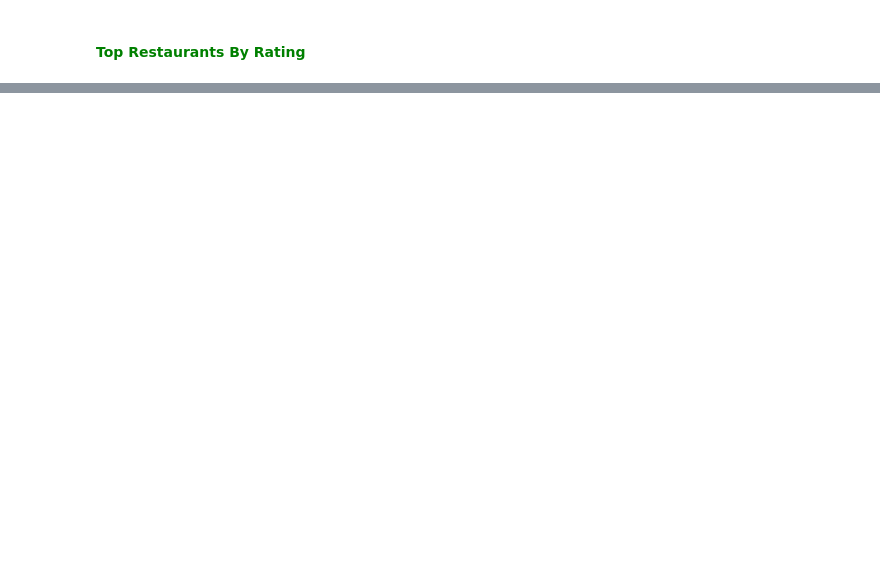
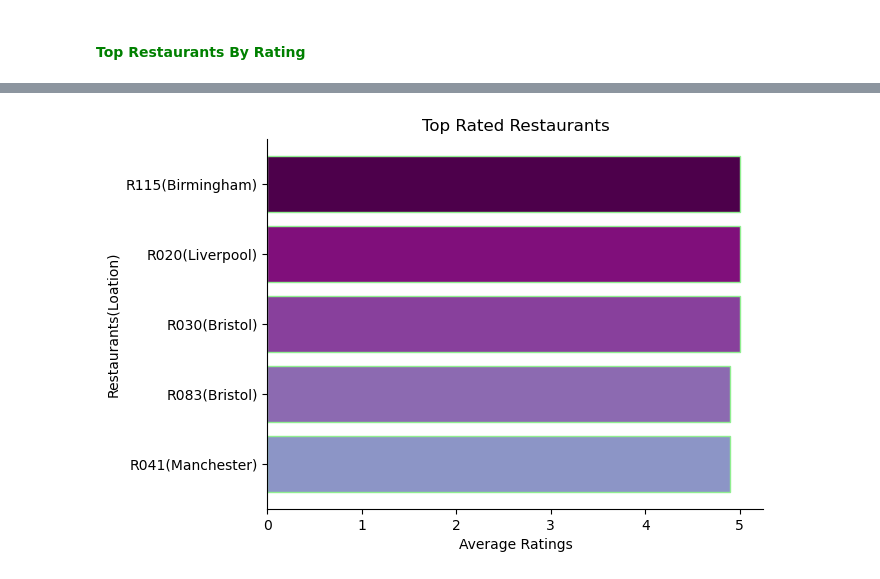
Before and after one commit to Kartika-Nidhi/SQLProjects, a Jupyter notebook: RestaurantAnalysis.ipynb, the cells around one changed output, grey strips where cells are left out. Cells and saved outputs as stored; diff of their text form; code cells hidden in the pictures; blank space fills up the shorter version.

Commit message:
Top restaurants by rating and sales analysis completed

```diff
--- a/RestaurantAnalysis.ipynb
+++ b/RestaurantAnalysis.ipynb
@@ -896,0 +916,23 @@ plt.show()
+# %%
+top_rated_restaurant = pd.DataFrame({
+    'restaurants' : ['R115(Birmingham)', 'R020(Liverpool)', 'R030(Bristol)', 'R083(Bristol)', 'R041(Manchester)'],
+    'rating' : [5, 5, 5, 4.9, 4.9]
+})
+
+
+plt.barh(
+    y = top_rated_restaurant['restaurants'],
+    width = top_rated_restaurant['rating'],
+    color = plt.cm.BuPu(np.linspace(1, 0.5, 5)),
+    linewidth = 1.,
+    edgecolor = 'lightgreen'
+)
+
+plt.title('Top Rated Restaurants')
+plt.ylabel('Restaurants(Loation)')
+plt.xlabel('Average Ratings')
+plt.gca().invert_yaxis()
+sns.despine()
+plt.show()
+# %% [output]
+[figure, added]
```
Also changed, not shown: parts of 9 cells of this notebook.
